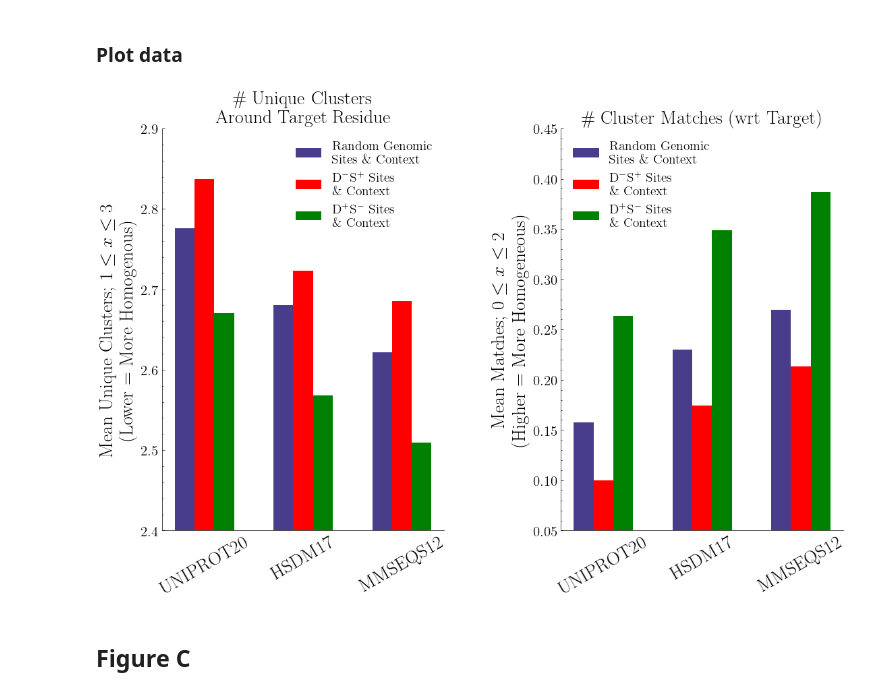
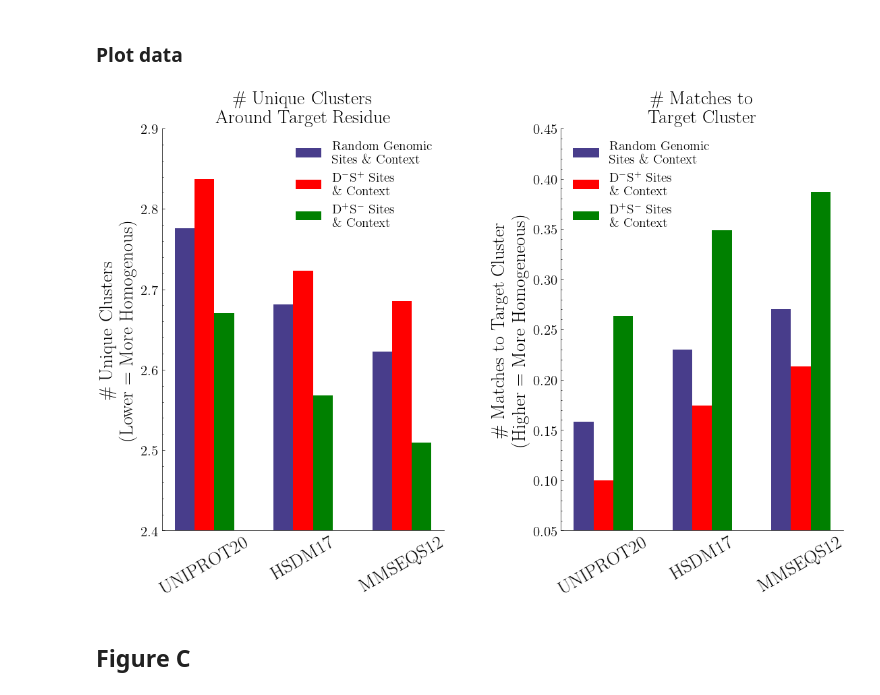
Before and after one commit to ntranoslab/diff-tol, a Jupyter notebook: code/fig4.ipynb, the cells around one changed output. Saved outputs shown, nothing was run; the diff lists cells and outputs as text; code cells hidden in the pictures.

```diff
--- a/code/fig4.ipynb
+++ b/code/fig4.ipynb
@@ -152,7 +152,7 @@ axs[0].bar(r2, values2, color='r', width=bar_width, label=r'D$^-$S$^+$ Sites' +
 axs[0].bar(r3, values3, color='g', width=bar_width, label=r'D$^+$S$^-$ Sites' + "\n\\& Context")
 
 # Add labels and title
-axs[0].set_ylabel('Mean Unique Clusters; ' + r'$1\leq x \leq 3$' + "\n(Lower = More Homogenous)", fontsize=20)
+axs[0].set_ylabel("\\# Unique Clusters\n(Lower = More Homogenous)", fontsize=20)
 axs[0].set_xticks([r + bar_width for r in range(len(clusters.keys()))])
 axs[0].set_xticklabels(clusters.keys(), fontsize=20, rotation=30)
 axs[0].tick_params(axis='y', labelsize=15)
@@ -164,36 +164,36 @@ axs[0].tick_params(top=False, right=False, bottom=False, which="both")
 values1 = [target_cluster_algo[a][0] for a in clusters.keys()]
 values2 = [target_cluster_algo[a][1] for a in clusters.keys()]
 values3 = [target_cluster_algo[a][2] for a in clusters.keys()]
 
 # Set the positions of the bars on the x-axis
 r1 = np.arange(len(clusters.keys()))
 r2 = [x + bar_width for x in r1]
 r3 = [x + bar_width*2 for x in r1]
 
 # Create the grouped bar plot
 axs[1].bar(r1, values1, color='darkslateblue', width=bar_width, label='Random Genomic\nSites \\& Context')
 axs[1].bar(r2, values2, color='r', width=bar_width, label=r'D$^-$S$^+$ Sites' + "\n\\& Context")
 axs[1].bar(r3, values3, color='g', width=bar_width, label=r'D$^+$S$^-$ Sites' + "\n\\& Context")
 
 # Add labels and title
-axs[1].set_ylabel("Mean Matches; " + r'$0\leq x \leq2$' + "\n(Higher = More Homogeneous)", fontsize=20)
+axs[1].set_ylabel("\\# Matches to Target Cluster \n(Higher = More Homogeneous)", fontsize=20)
 axs[1].set_xticks([r + bar_width for r in range(len(clusters.keys()))])
 axs[1].set_xticklabels(clusters.keys(), fontsize=20, rotation=30)
 axs[1].tick_params(axis='y', labelsize=15)
-axs[1].set_title("\\# Cluster Matches (wrt Target)", size=20)
+axs[1].set_title("\\# Matches to\nTarget Cluster", size=20)
 axs[1].spines[['top', 'right']].set_visible(False)
 axs[1].set_ylim(0.05, 0.45)
 axs[1].tick_params(top=False, right=False, bottom=False, which="both")
 
 # Add legend
 axs[0].legend(frameon=False, fontsize=14)
 axs[1].legend(frameon=False, fontsize=14)
 plt.subplots_adjust(wspace=5)
 plt.tight_layout()
 plt.savefig("../figures/fig4b.pdf")
 plt.show()
 # %% [output]
-[figure, old version]
+[figure, new version]
 # %% [markdown]
 ## Figure C
 # %% [markdown]
```
Also changed, not shown: parts of 2 cells of this notebook, 2 other files.
